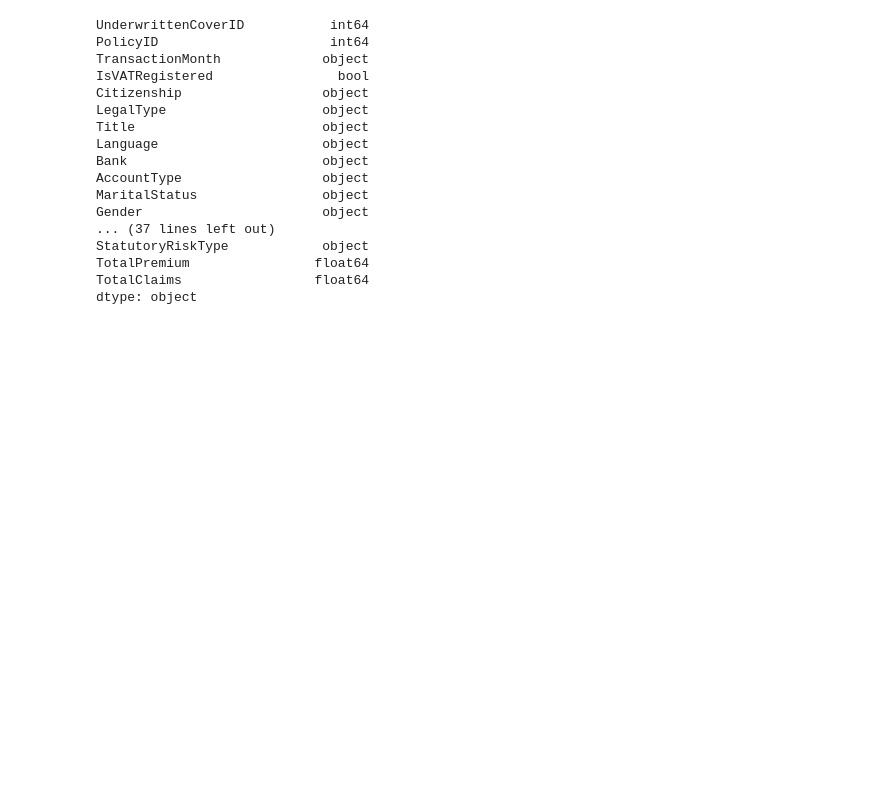
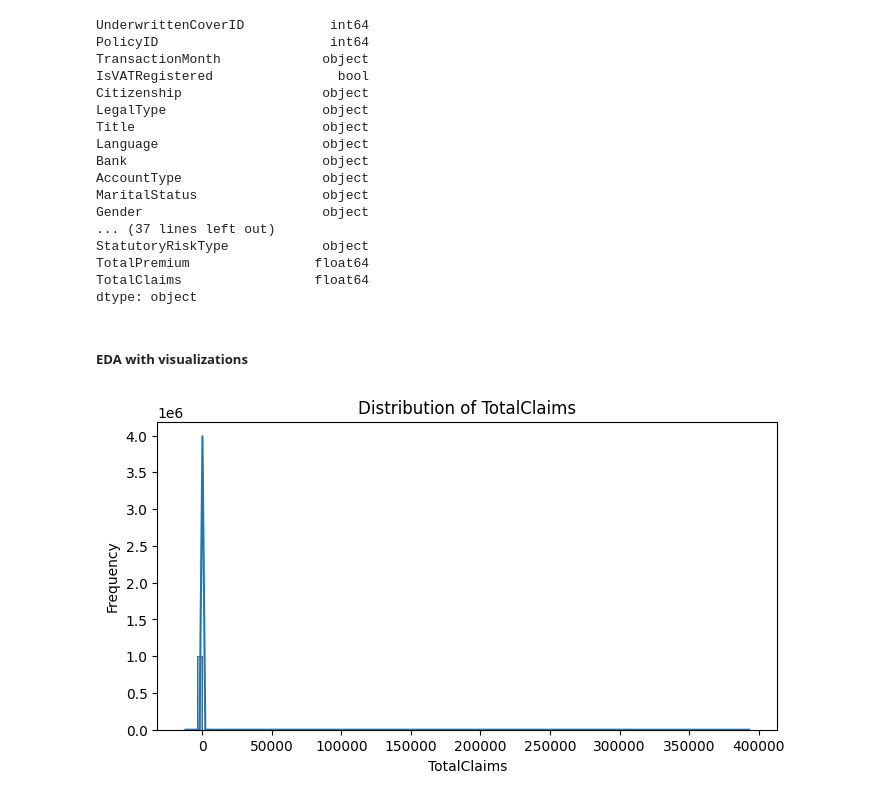
Before and after one commit to Sari-Amin/insurance-risk-analytics-ml, a Jupyter notebook: notebooks/eda.ipynb, the cells around one changed output. Drawn from its saved outputs; the diff is of its cells as text; code cells hidden in the pictures; blank space fills up the shorter version.

Commit message:
eda: eda using visualization and find outliers

```diff
--- a/notebooks/eda.ipynb
+++ b/notebooks/eda.ipynb
@@ -93,3 +93,17 @@ StatutoryRiskType            object
 TotalPremium                float64
 TotalClaims                 float64
 dtype: object
+# %%
+df["TransactionMonth"] = pd.to_datetime(df["TransactionMonth"], errors="coerce")
+# %% [markdown]
+##### EDA with visualizations
+# %%
+from src.eda.visualizer import Visualizer
+
+Visualizer = Visualizer(df)
+# %%
+##histogram for claims
+
+Visualizer.plot_histogram("TotalClaims", bins=100)
+# %% [output]
+[figure, added]
```
Also changed, not shown: parts of 5 cells of this notebook, 1 other file.
